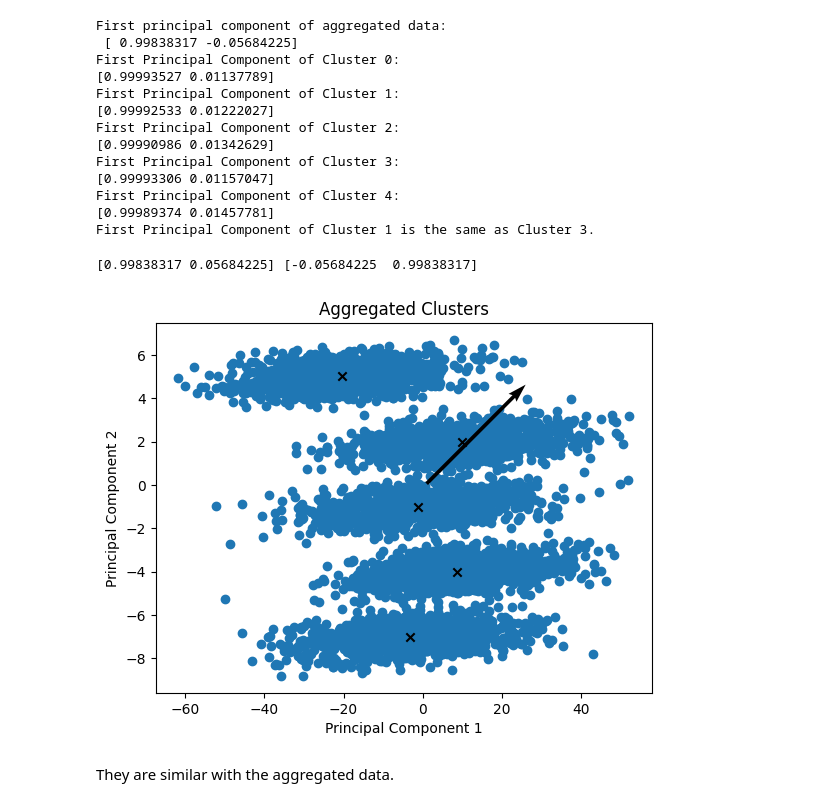
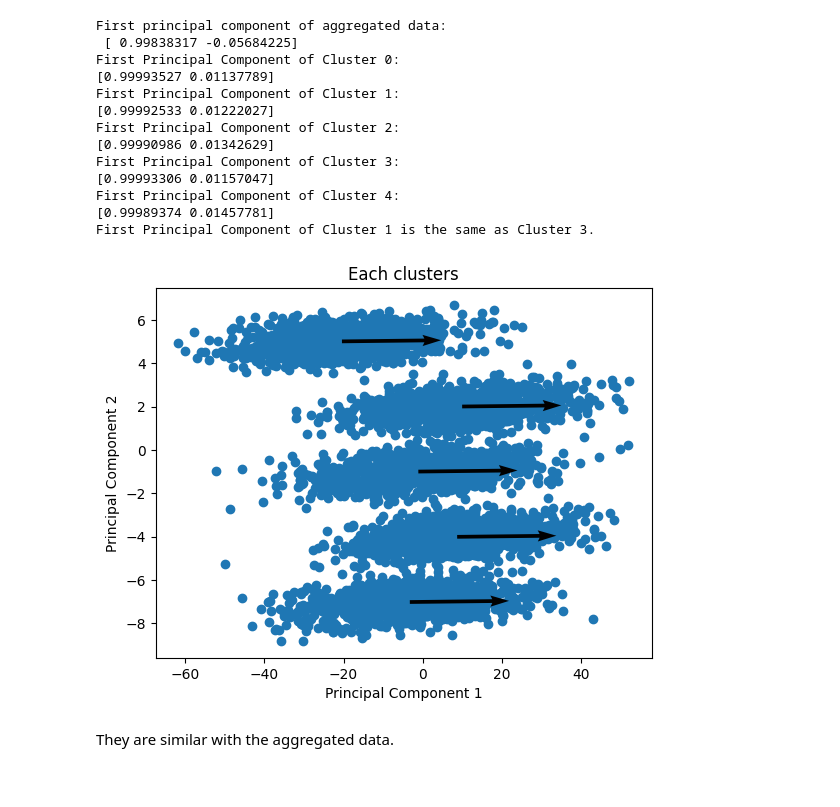
Before and after one commit to amandaay/CS6220DataMining, a Jupyter notebook: Assignment4/AAY_Assignment_4.ipynb, the cells around one changed output. Cells and saved outputs as stored; diff of their text form; code cells hidden in the pictures.

```diff
--- a/Assignment4/AAY_Assignment_4.ipynb
+++ b/Assignment4/AAY_Assignment_4.ipynb
@@ -248,7 +248,7 @@ def first_principal_component_each_cluster(data):
 
     cluster_components.append(first_principal_component_cluster)
 
-  return cluster_components, eigenvalues, eigenvectors
+  return cluster_components
 
 aggregated_clusters = first_principal_component_aggregate_data(all_data)[0]
 print("First principal component of aggregated data:\n", aggregated_clusters)
@@ -300,7 +289,6 @@ def plot_each_clusters(data, centroids):
-# %%
-plot_each_clusters(all_data, centroids)
-# %% [output]
-[0.99838317 0.05684225] [-0.05684225  0.99838317]
-[figure, removed]
+# %%
+plot_clusters(all_data, centroids, first_principal_component_each_cluster(all_data)[0][0], "Each clusters")
+# %% [output]
+[figure, added]
 # %% [markdown]
 They are similar with the aggregated data.
```
Also changed, not shown: parts of 3 cells of this notebook.
